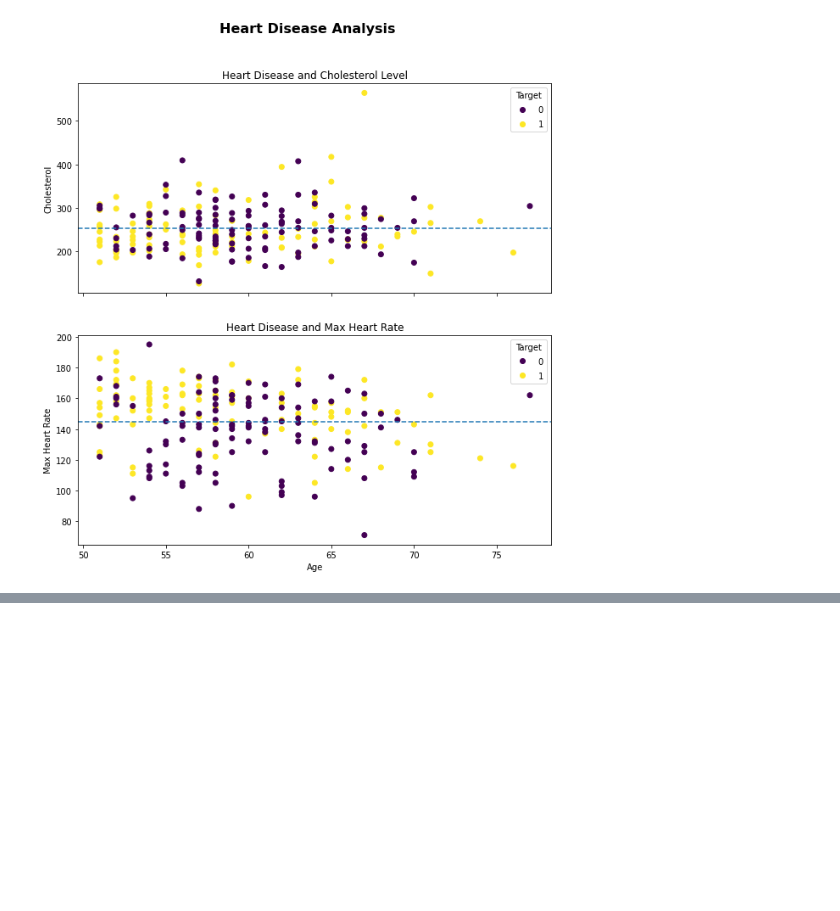
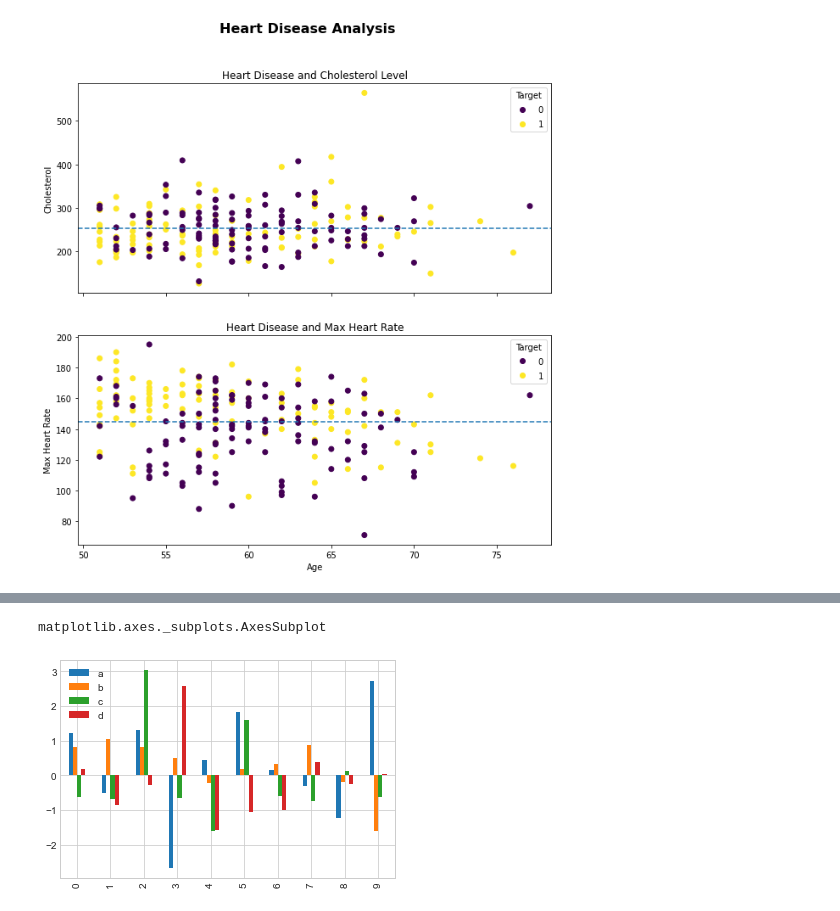
Before and after one commit to AndreyCesarVilacha/PandasNumPy, a Jupyter notebook: Introduction to Matplotlib.ipynb, the cells around one changed output, grey strips where cells are left out. Drawn from its saved outputs; the diff is of its cells as text; code cells hidden in the pictures; blank space fills up the shorter version.

```diff
--- a/Introduction to Matplotlib.ipynb
+++ b/Introduction to Matplotlib.ipynb
@@ -443,0 +491,4 @@ fig.suptitle("Heart Disease Analysis", fontsize=16, fontweight="bold");
+# %%
+#Create some data
+x = np.random.randn(10,4)
+x
@@ -443,0 +506,3 @@ fig.suptitle("Heart Disease Analysis", fontsize=16, fontweight="bold");
+# %%
+df = pd.DataFrame(x, columns=['a','b','c','d'])
+df
@@ -443,0 +521,6 @@ fig.suptitle("Heart Disease Analysis", fontsize=16, fontweight="bold");
+# %%
+ax = df.plot(kind='bar')
+type(ax)
+# %% [output]
+matplotlib.axes._subplots.AxesSubplot
+[figure, added]
```
Also changed, not shown: parts of 12 cells of this notebook.
